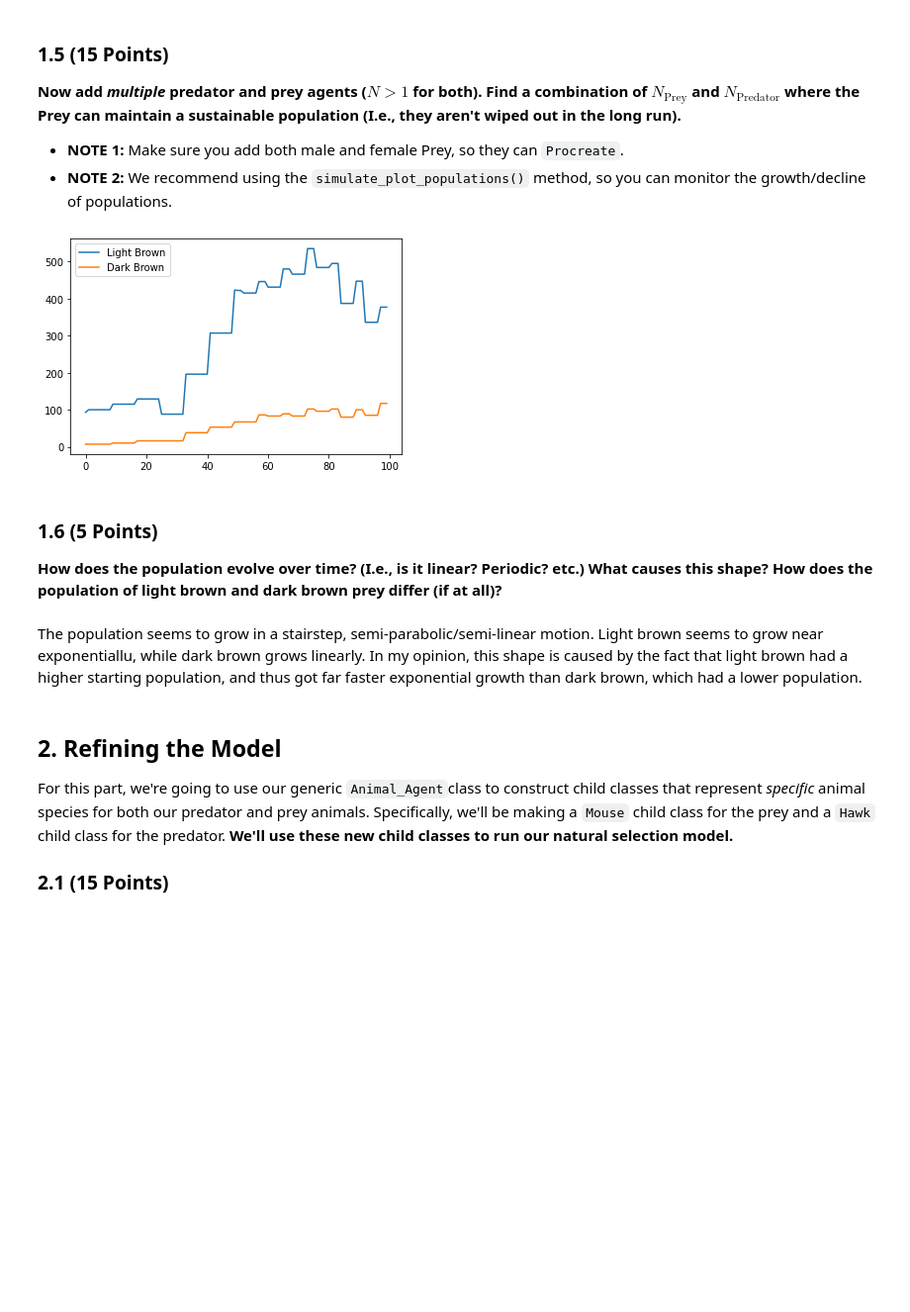
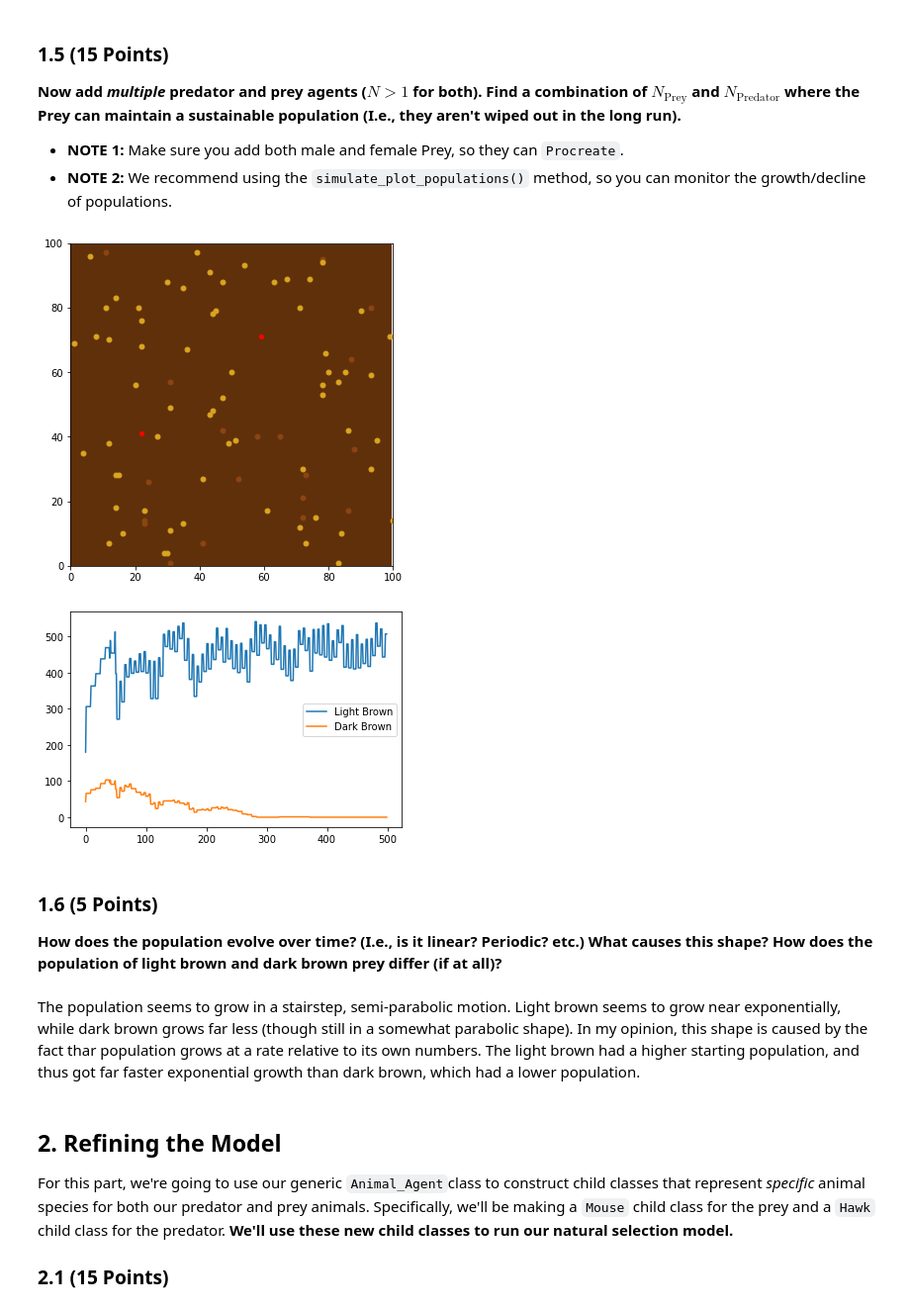
Before and after one commit to Infinity-Null/CMSE202-s23-turnin, a Jupyter notebook: hw-03/HW3_ABMs_STUDENT.ipynb, the cells around one changed output. Shown: that part at 99% size. Saved outputs shown, nothing was run; the diff lists cells and outputs as text; code cells hidden in the pictures; blank space fills up the shorter version.

```diff
--- a/hw-03/HW3_ABMs_STUDENT.ipynb
+++ b/hw-03/HW3_ABMs_STUDENT.ipynb
@@ -123,29 +123,30 @@ environment.simulate(10)
 # %%
 #Write your code here
 
 environment=Environment()
 
-for i in range(50):
-    i=Animal_Agent(sex='F')
+for i in range(20):
+    i=animal=Animal_Agent(sex='F')
     animal.set_allele(alle_d=random.randint(0,2), alle_m=random.randint(0,2))
     environment.add_agent(animal)
     i=animal=Animal_Agent(sex='M')
     animal.set_allele(alle_d=random.randint(0,2), alle_m=random.randint(0,2))
     environment.add_agent(animal)
 
 for k in range(2):
-    k=Animal_Agent(ptype="Predator",shape="P",color="red")
+    k=predator=Animal_Agent(ptype="Predator",shape="P",color="red")
     environment.add_agent(predator)
-
-environment.simulate_plot_populations(100)
+environment.simulate(10)
+environment.simulate_plot_populations(500)
 # %% [output]
-[figure, old version]
+[figure, new version]
+[figure, added]
 # %% [markdown]
 ### 1.6 (5 Points)
 
 **How does the population evolve over time? (I.e., is it linear? Periodic? etc.) What causes this shape? How does the population of light brown and dark brown prey differ (if at all)?**
 # %% [markdown]
-The population seems to grow in a stairstep, semi-parabolic/semi-linear motion. Light brown seems to grow near exponentiallu, while dark brown grows linearly. In my opinion, this shape is caused by the fact that light brown had a higher starting population, and thus got far faster exponential growth than dark brown, which had a lower population.
+The population seems to grow in a stairstep, semi-parabolic motion. Light brown seems to grow near exponentially, while dark brown grows far less (though still in a somewhat parabolic shape). In my opinion, this shape is caused by the fact thar population grows at a rate relative to its own numbers. The light brown had a higher starting population, and thus got far faster exponential growth than dark brown, which had a lower population.
 # %% [markdown]
 ## 2. Refining the Model
 
```
Also changed, not shown: parts of 10 cells of this notebook.
